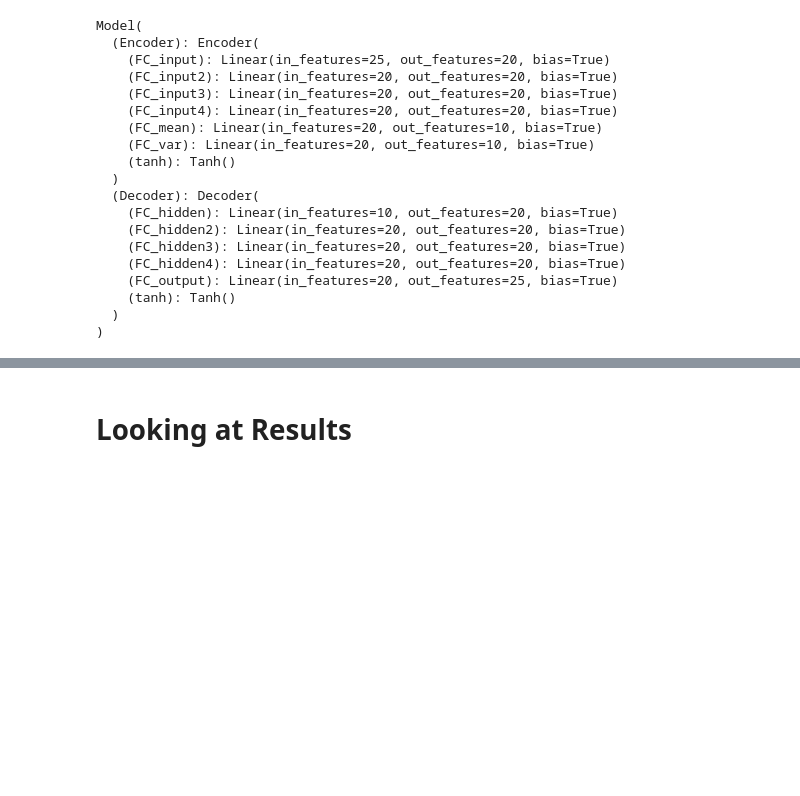
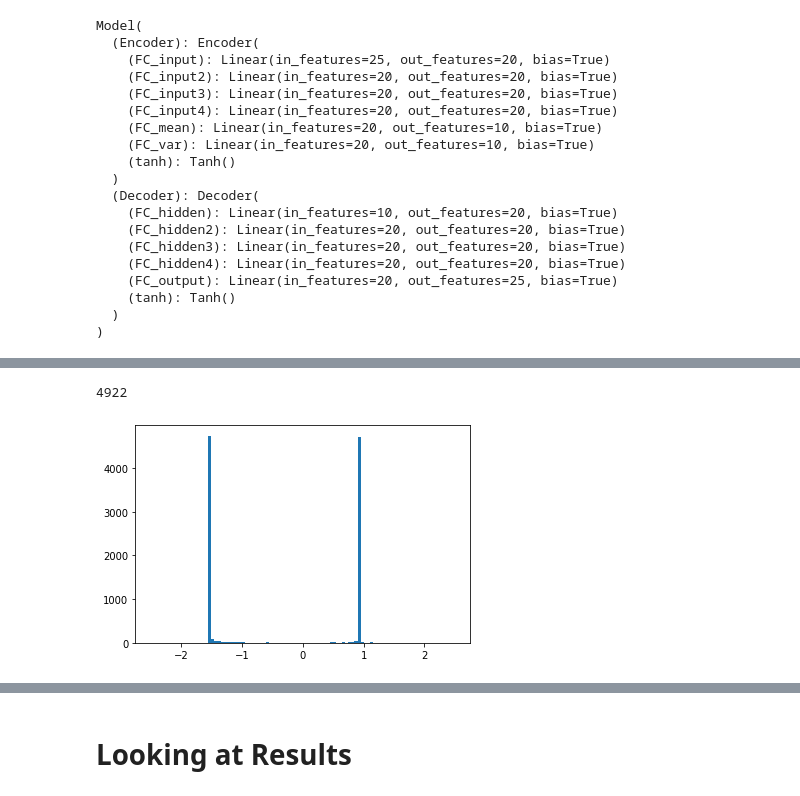
Before and after one commit to manleyroberts/filter-generation, a Jupyter notebook: visualization/Visualization-soundarya.ipynb, the cells around one changed output, grey strips where cells are left out. Cells and saved outputs as stored; diff of their text form; code cells hidden in the pictures; blank space fills up the shorter version.

```diff
--- a/visualization/Visualization-soundarya.ipynb
+++ b/visualization/Visualization-soundarya.ipynb
@@ -264,6 +287,30 @@ def visualise_vae(num_rows, generated_images):
     for j in range(num_filters):
       axarr[i, j].set_axis_off()
       axarr[i, j].imshow(x[num_filters*i+j].cpu().numpy(), interpolation=None, norm=matplotlib.colors.Normalize(vmin=vmin, vmax=vmax, clip=False))
+# %%
+def histogram_vae(num_samples):
+
+    vals = []
+#     uuids = os.listdir(filterpath)
+    num_over_0 = 0
+    for f in tqdm(range(num_samples)):
+        noise = torch.randn(1, latent_dim).to(device)
+        generated_images =  model.Decoder(noise)
+
+#         file = np.random.choice(uuids, replace=True)
+        filter = generated_images.view(5,5)
+#         idx = np.random.choice(8)
+        vals.append(np.mean(filter.detach().cpu().numpy()))
+        if vals[-1] > 0:
+            num_over_0 += 1
+    plt.hist(vals, bins=100,range=(-2.5,2.5))
+    print(num_over_0)
+
+
+histogram_vae(10000)
+# %% [output]
+4922
+[figure, added]
 # %%
 visualise_vae(100//num_filters, generated_images)
 # %% [output]
```
Also changed, not shown: parts of 24 cells of this notebook, 3 other files.
